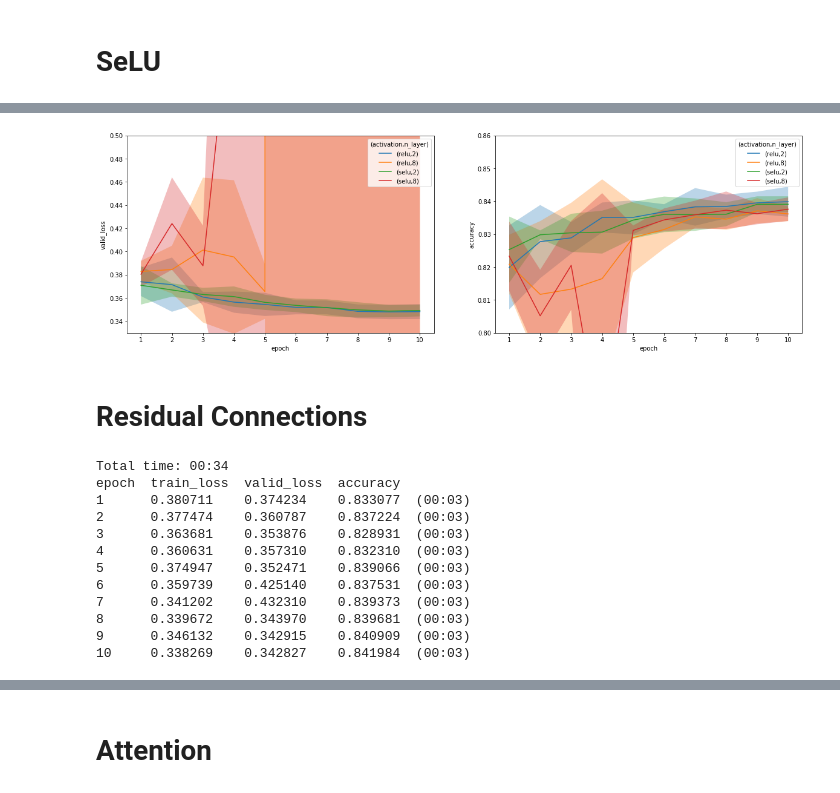
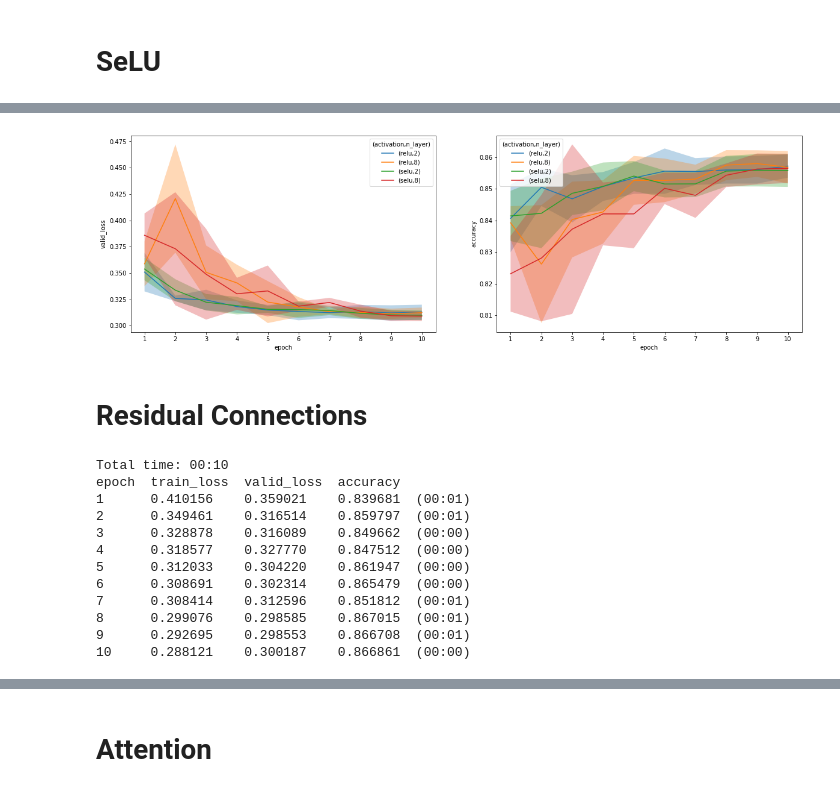
Before and after one commit to jandremarais/TabularLearner, a Jupyter notebook: code/experiments.ipynb, the cells around one changed output, grey strips where cells are left out. Cells and saved outputs as stored; diff of their text form; code cells hidden in the pictures.

```diff
--- a/code/experiments.ipynb
+++ b/code/experiments.ipynb
@@ -449,8 +661,8 @@ plt.savefig(exp_path/'best.png', bbox_inches='tight')
 # %%
-plot_over_epochs(summary_df, param_names, metric_names, config_df, ylim1=(0.33,0.5), ylim2=(0.8,0.86))
+plot_over_epochs(summary_df, param_names, metric_names, config_df)
 plt.savefig(exp_path/'all_epochs.png', bbox_inches='tight')
 # %% [output]
-[figure, old version]
+[figure, new version]
 # %% [markdown]
 # Residual Connections
 # %%
@@ -466,24 +678,24 @@ for i, params in config_df.iterrows():
     for fold, (train_ids, valid_ids) in enumerate(kf.split(df)):
         data = (src.split_by_idx(valid_ids)
                 .label_from_df(cols=dep_var)
-                .databunch(bs=64))
+                .databunch(bs=512))
 
         learn = tabular_learner(data, layers=[256]*params['n_layer'], metrics=accuracy, residual=params['residual'])
         record_experiment(learn, f'{i}-fold_{fold+1}')
         learn.fit_one_cycle(10, 1e-2)
 # %% [output]
-Total time: 00:34
+Total time: 00:10
 epoch  train_loss  valid_loss  accuracy
-1      0.380711    0.374234    0.833077  (00:03)
-2      0.377474    0.360787    0.837224  (00:03)
-3      0.363681    0.353876    0.828931  (00:03)
-4      0.360631    0.357310    0.832310  (00:03)
-5      0.374947    0.352471    0.839066  (00:03)
-6      0.359739    0.425140    0.837531  (00:03)
-7      0.341202    0.432310    0.839373  (00:03)
-8      0.339672    0.343970    0.839681  (00:03)
-9      0.346132    0.342915    0.840909  (00:03)
-10     0.338269    0.342827    0.841984  (00:03)
+1      0.410156    0.359021    0.839681  (00:01)
+2      0.349461    0.316514    0.859797  (00:01)
+3      0.328878    0.316089    0.849662  (00:00)
+4      0.318577    0.327770    0.847512  (00:00)
+5      0.312033    0.304220    0.861947  (00:00)
+6      0.308691    0.302314    0.865479  (00:00)
+7      0.308414    0.312596    0.851812  (00:01)
+8      0.299076    0.298585    0.867015  (00:01)
+9      0.292695    0.298553    0.866708  (00:01)
+10     0.288121    0.300187    0.866861  (00:00)
 # %%
 config_df, recorder_df, param_names, metric_names = load_results(exp_path)
 summary_df = summarise_results(recorder_df, param_names, metric_names)
```
Also changed, not shown: parts of 66 cells of this notebook, 45 other files.
